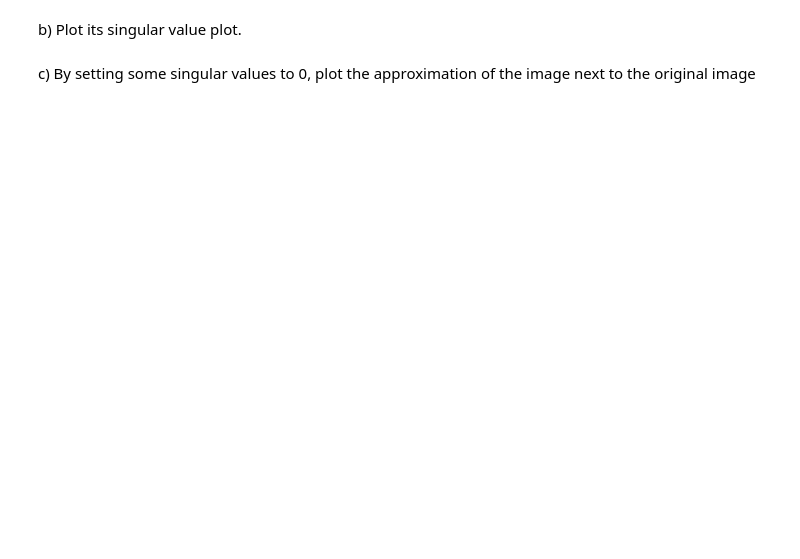
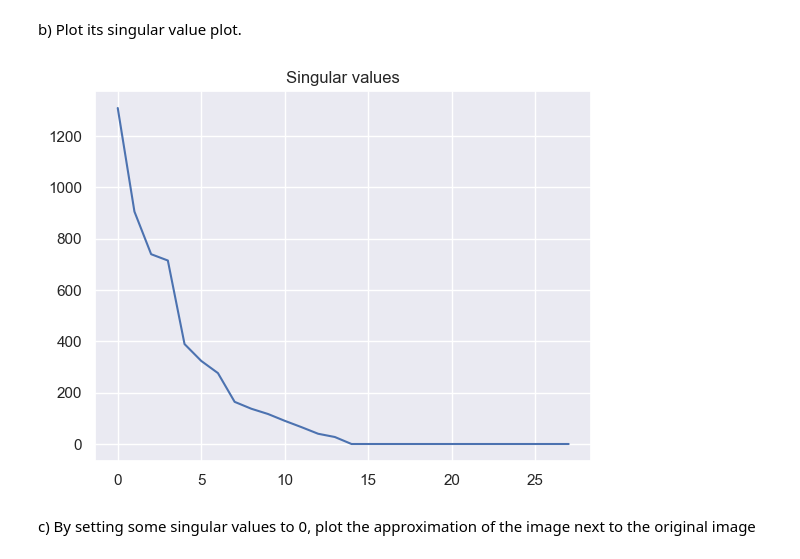
Before and after one commit to jtjohnnyx/Data-Science-Fundamentals, a Jupyter notebook: lecture_10/worksheet_10.ipynb, the cells around one changed output. Saved outputs shown, nothing was run; the diff lists cells and outputs as text; code cells hidden in the pictures; blank space fills up the shorter version.

```diff
--- a/lecture_10/worksheet_10.ipynb
+++ b/lecture_10/worksheet_10.ipynb
@@ -345,4 +345,12 @@ X, y = fetch_openml(name="mnist_784", version=1, return_X_y=True, as_frame=False
 # %% [markdown]
 b) Plot its singular value plot.
+# %%
+u,s,vt=np.linalg.svd(mnist1, full_matrices=False)
+
+plt.plot(s)
+plt.title('Singular values')
+plt.show()
+# %% [output]
+[figure, added]
 # %% [markdown]
 c) By setting some singular values to 0, plot the approximation of the image next to the original image
```
Also changed, not shown: parts of 11 cells of this notebook.
